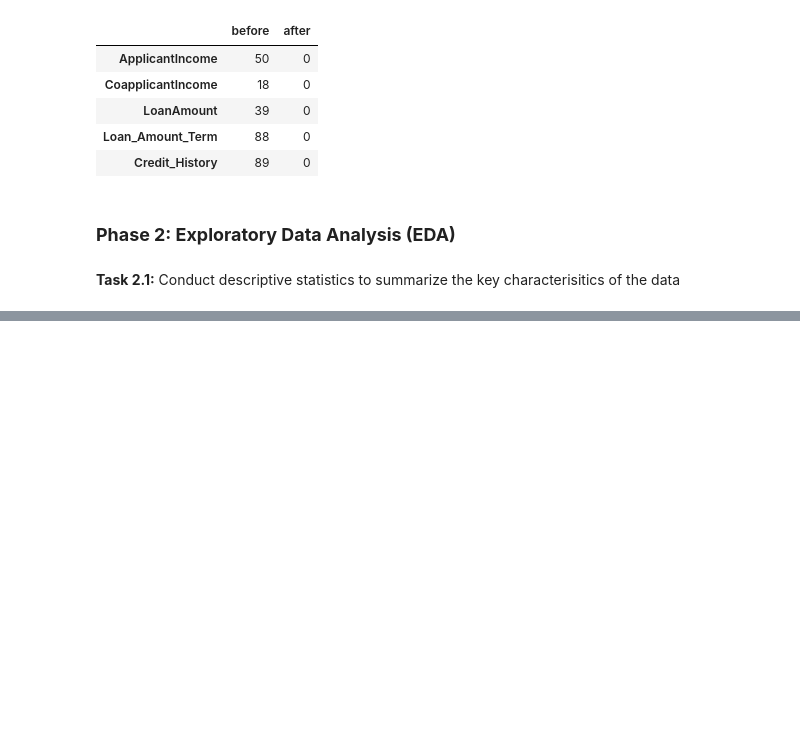
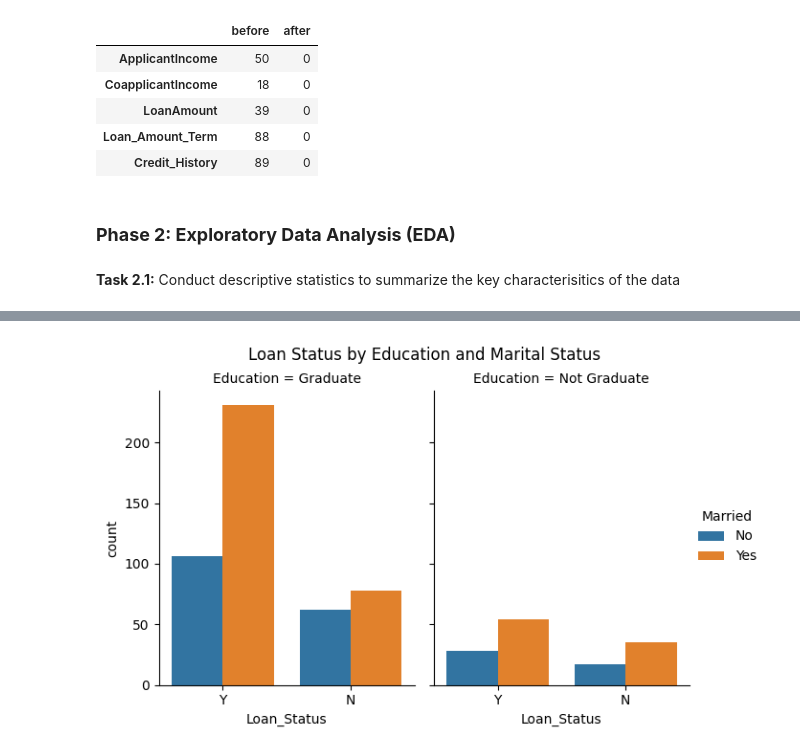
Before and after one commit to Naeema-cyber/ai_engineering_repo, a Jupyter notebook: month_3/naheemot_adebiyi_task_25.ipynb, the cells around one changed output, grey strips where cells are left out. Drawn from its saved outputs; the diff is of its cells as text; code cells hidden in the pictures; blank space fills up the shorter version.

```diff
--- a/month_3/naheemot_adebiyi_task_25.ipynb
+++ b/month_3/naheemot_adebiyi_task_25.ipynb
@@ -260,0 +347,10 @@ Comparison of IQR outlier counts (before vs after capping):
+# %%
+#Examine relationships between features and the target variable (loan approval status) using scatter plots, correlation matrices, and cross-tabulations.
+
+
+g = sns.catplot(x='Loan_Status', hue='Married', col='Education',
+                data=df, kind='count', height=4, aspect=0.8)
+g.fig.suptitle('Loan Status by Education and Marital Status', y=1.03)
+plt.show()
+# %% [output]
+[figure, added]
```
Also changed, not shown: parts of 9 cells of this notebook, 9 other files.
